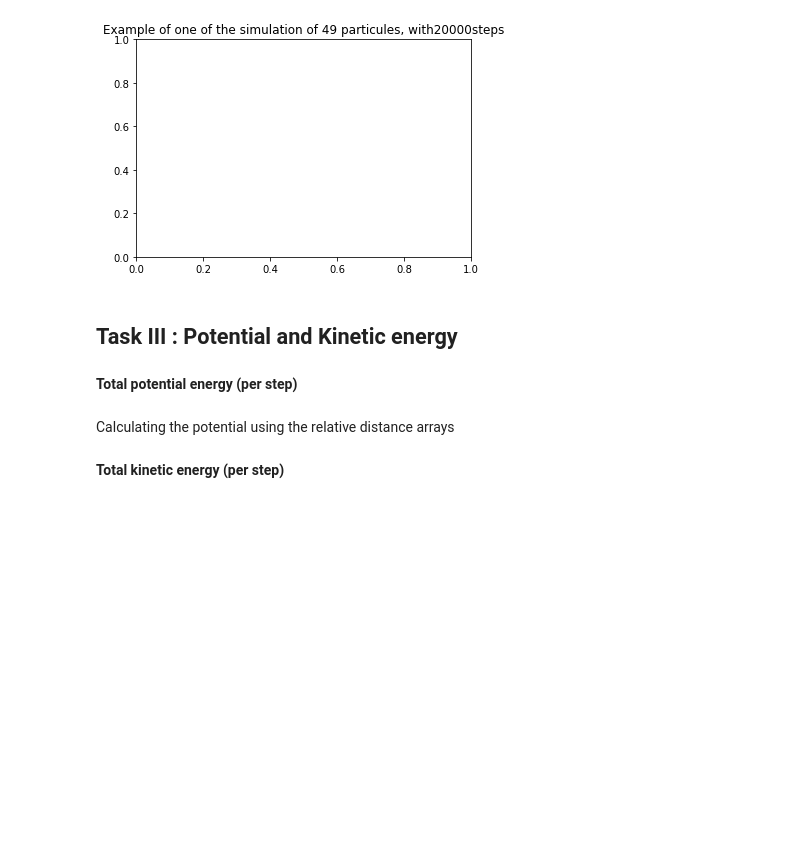
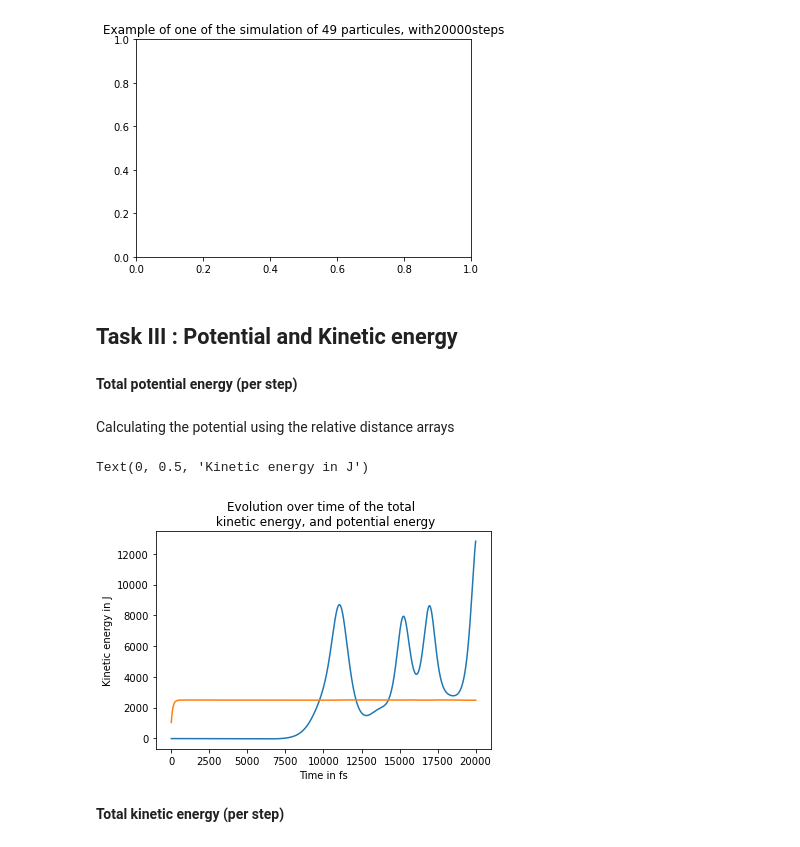
Before and after one commit to LeaBeaules/Thermostat, a Jupyter notebook: Ex8_ThermoACF.ipynb, the cells around one changed output. Drawn from its saved outputs; the diff is of its cells as text; code cells hidden in the pictures; blank space fills up the shorter version.

```diff
--- a/Ex8_ThermoACF.ipynb
+++ b/Ex8_ThermoACF.ipynb
@@ -554,7 +542,7 @@ Current working directory /home/lea/Bureau/Fac/Master/Simulating_the_physical_wo
 # %% [markdown]
 ## Task III : Potential and Kinetic energy
 # %%
-time_list = np.linspace(0,steps/2,steps)
+time_list = np.linspace(0,steps,steps)
 # %% [markdown]
 **Total potential energy (per step)**
 # %% [markdown]
@@ -583,16 +570,19 @@ def pot (t):
 # %%
 plt.plot(time_list[1:-1], Potential_list[1:-1])
 #plt.title('Evolution over time of the total potential energy')
 #plt.ylabel('Potential energy in J')
 
 Kin_list = []
 for i in trange (steps):
     Kin_list += [Kinetic(Data_traj_list,i)]
 
 plt.plot(time_list, Kin_list)
-plt.title('Evolution over time of the total kinetic energy')
+plt.title('Evolution over time of the total \n kinetic energy, and potential energy')
 plt.xlabel('Time in fs')
 plt.ylabel('Kinetic energy in J')
+# %% [output]
+Text(0, 0.5, 'Kinetic energy in J')
+[figure, added]
 # %% [markdown]
 **Total kinetic energy (per step)**
 # %%
```
Also changed, not shown: parts of 29 cells of this notebook.
